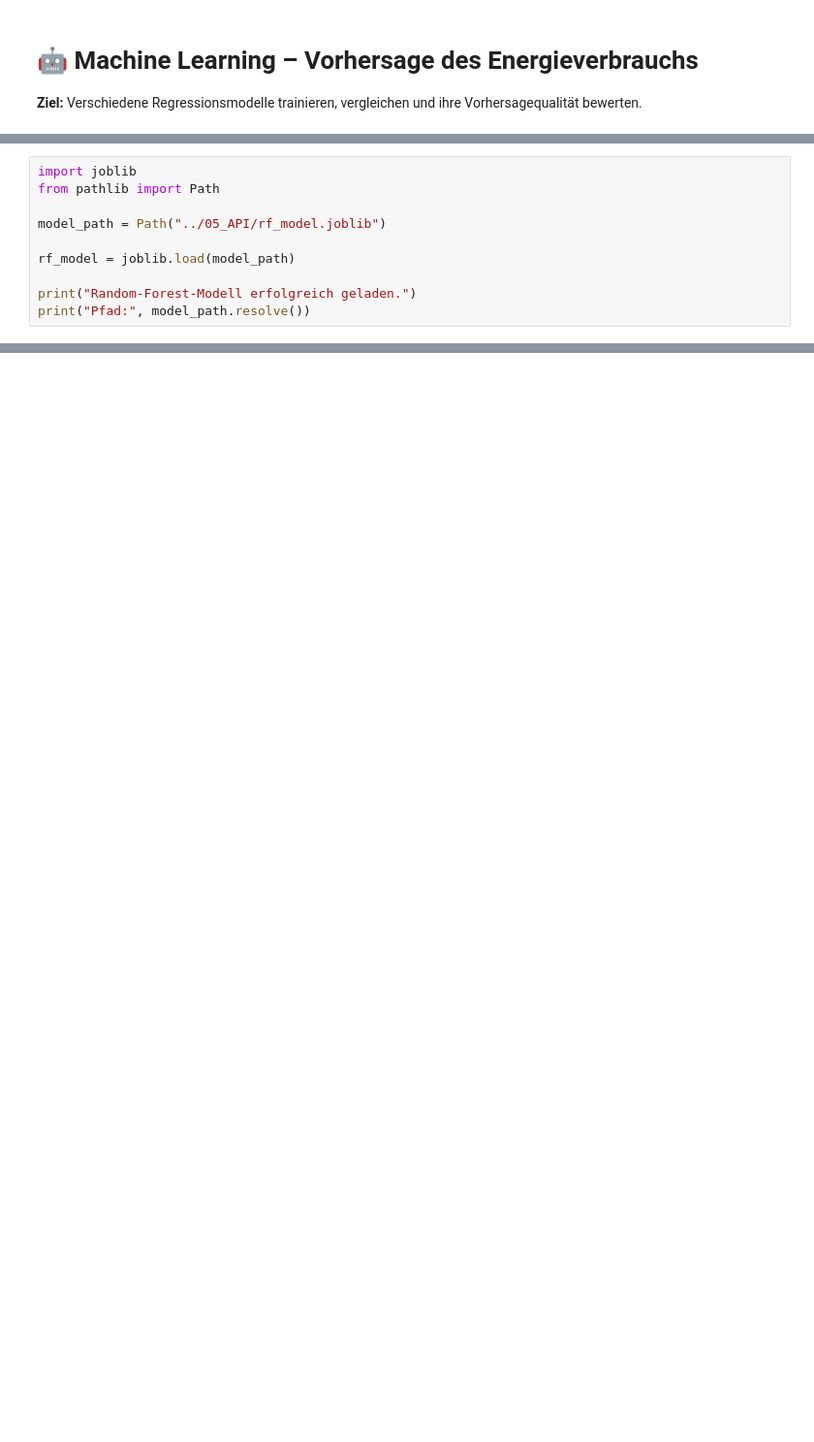
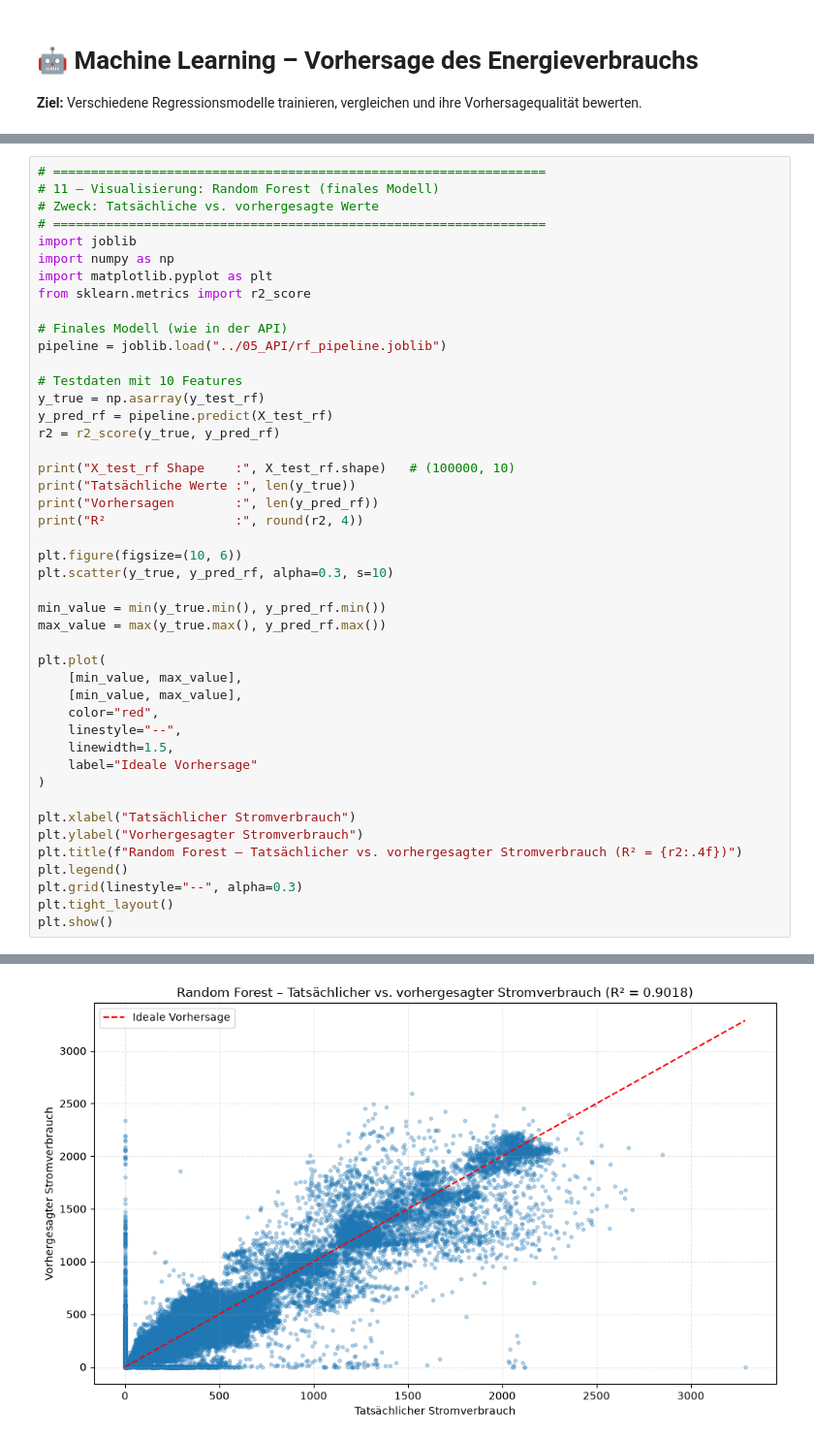
Before and after one commit to Dian026/ASHRAE-Energy-Analysis, a Jupyter notebook: 04_Machine_Learning/ml_model.ipynb, the cells around one changed output, grey strips where cells are left out. Shown at 97% size. Cells and saved outputs as stored; diff of their text form; blank space fills up the shorter version.

```diff
--- a/04_Machine_Learning/ml_model.ipynb
+++ b/04_Machine_Learning/ml_model.ipynb
@@ -1480,10 +4,0 @@ Modèle sauvegardé dans : ..\05_API\rf_model.joblib
-# %%
-import joblib
-from pathlib import Path
-
-model_path = Path("../05_API/rf_model.joblib")
-
-rf_model = joblib.load(model_path)
-
-print("Random-Forest-Modell erfolgreich geladen.")
-print("Pfad:", model_path.resolve())
@@ -1692,0 +473,46 @@ Größe : 536900418 bytes
+# %%
+# =================================================================
+# 11 – Visualisierung: Random Forest (finales Modell)
+# Zweck: Tatsächliche vs. vorhergesagte Werte
+# =================================================================
+import joblib
+import numpy as np
+import matplotlib.pyplot as plt
+from sklearn.metrics import r2_score
+
+# Finales Modell (wie in der API)
+pipeline = joblib.load("../05_API/rf_pipeline.joblib")
+
+# Testdaten mit 10 Features
+y_true = np.asarray(y_test_rf)
+y_pred_rf = pipeline.predict(X_test_rf)
+r2 = r2_score(y_true, y_pred_rf)
+
+print("X_test_rf Shape    :", X_test_rf.shape)   # (100000, 10)
+print("Tatsächliche Werte :", len(y_true))
+print("Vorhersagen        :", len(y_pred_rf))
+print("R²                 :", round(r2, 4))
+
+plt.figure(figsize=(10, 6))
+plt.scatter(y_true, y_pred_rf, alpha=0.3, s=10)
+
+min_value = min(y_true.min(), y_pred_rf.min())
+max_value = max(y_true.max(), y_pred_rf.max())
+
+plt.plot(
+    [min_value, max_value],
+    [min_value, max_value],
+    color="red",
+    linestyle="--",
+    linewidth=1.5,
+    label="Ideale Vorhersage"
+)
+
+plt.xlabel("Tatsächlicher Stromverbrauch")
+plt.ylabel("Vorhergesagter Stromverbrauch")
+plt.title(f"Random Forest – Tatsächlicher vs. vorhergesagter Stromverbrauch (R² = {r2:.4f})")
+plt.legend()
+plt.grid(linestyle="--", alpha=0.3)
+plt.tight_layout()
+plt.show()
+# %% [output]
@@ -1692,0 +523 @@ Größe : 536900418 bytes
+[figure, added]
```
Also changed, not shown: parts of 70 cells of this notebook, 2 other files.
